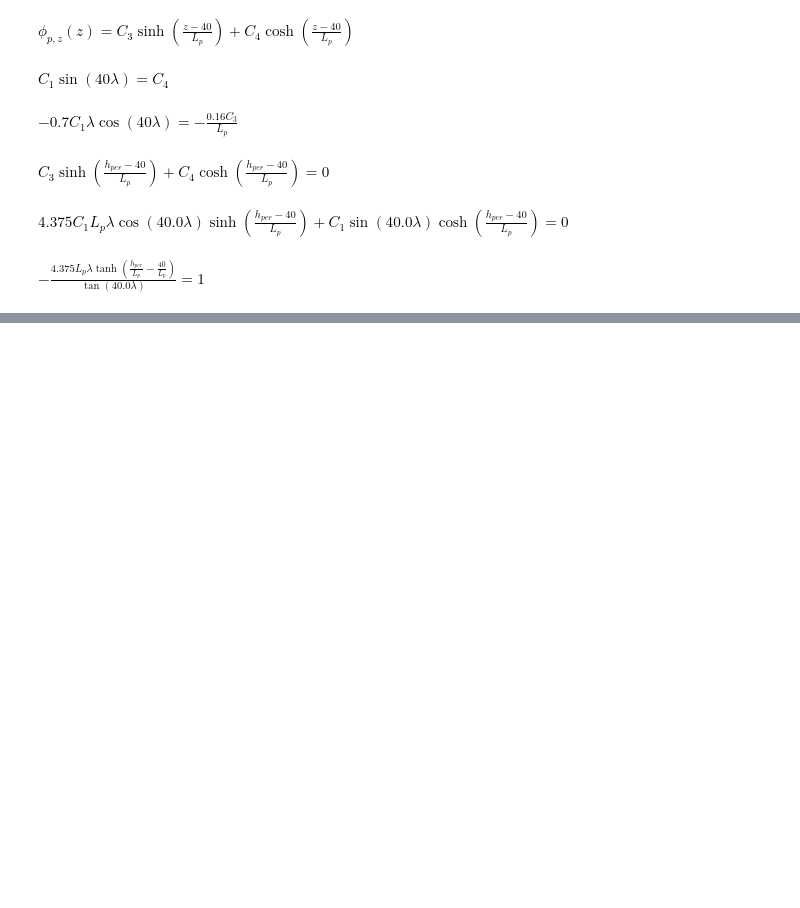
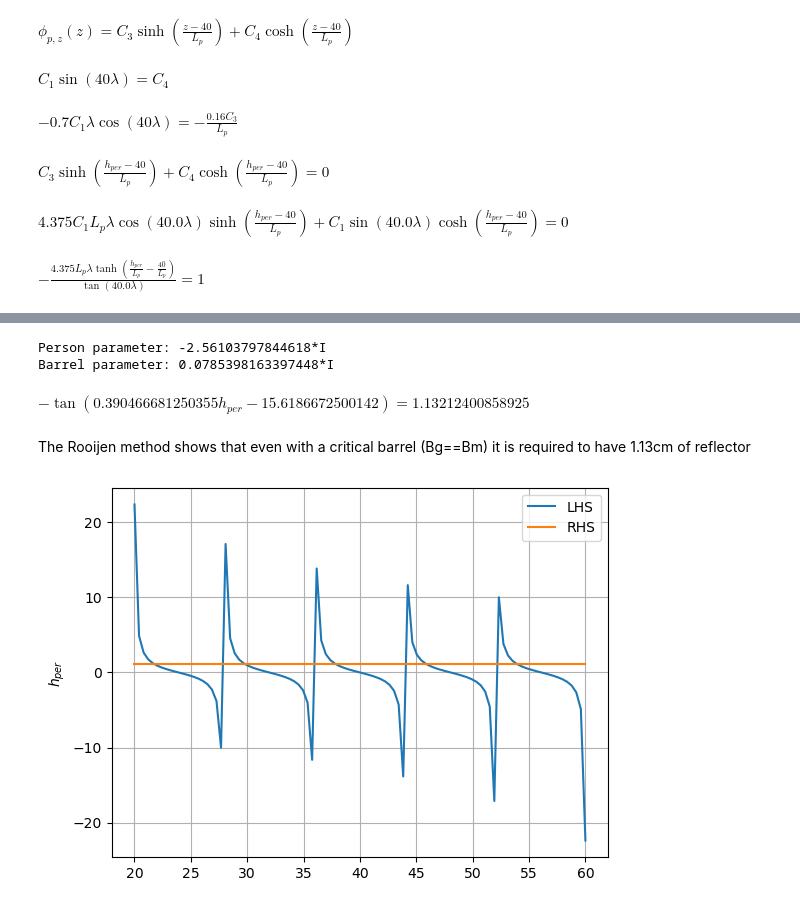
Before and after one commit to simo-pagliu/Magistrale, a Jupyter notebook: Fission Reactor Physics/Homework2/Exercise4.ipynb, the cells around one changed output, grey strips where cells are left out. Cells and saved outputs as stored; diff of their text form; code cells hidden in the pictures; blank space fills up the shorter version.

```diff
--- a/Fission Reactor Physics/Homework2/Exercise4.ipynb
+++ b/Fission Reactor Physics/Homework2/Exercise4.ipynb
@@ -312,0 +307,47 @@ plt.show()
+# %%
+# Substitute values
+L_person_val = 1/sp.sqrt(- Person.Absorption / Person.Diffusion - (2.405 / radius)**2) # Rooijen Method
+# L_person_val = sp.sqrt((Person.Diffusion / Person.Absorption)) # Our way
+print(f"Person parameter: {L_person_val}")
+
+B_radial = 2.405/radius
+B_axial = np.pi/tank_height
+B_m_reduced = Buckling_ratio * sp.sqrt(B_axial**2 + B_radial**2)
+B_core_val = sp.sqrt( - B_m_reduced**2 + B_radial**2) # Rooijen Method
+# B_core_val = sp.sqrt(B_m_reduced**2 - B_radial**2) # Our way
+print(f"Barrel parameter: {B_core_val.evalf()}")
+
+condition = condition_sol.copy()
+condition = condition.subs({L_p: L_person_val, lamda: B_core_val.evalf()})
+# Divide both sides by i
+condition = sp.Eq(sp.I * condition.lhs, sp.I * condition.rhs) # Rooijen Method
+# condition = sp.Eq(condition.lhs, condition.rhs) # Our way
+display(condition)
+# %% [output]
+Person parameter: -2.56103797844618*I
+Barrel parameter: 0.0785398163397448*I
+$\displaystyle - \tan{\left(0.390466681250355 h_{per} - 15.6186672500142 \right)} = 1.13212400858925$
+# %% [markdown]
+The Rooijen method shows that even with a critical barrel (Bg==Bm) it is required to have 1.13cm of reflector
+# %%
+# Limits of the interval
+start = 20
+end = 60
+
+plot_val = np.linspace(start, end, 100)
+val_lhs = [condition.lhs.subs(h_per, i).evalf() for i in plot_val]
+val_rhs = [condition.rhs for i in plot_val]
+
+# Save these in a file
+with open(f"data{Buckling_ratio}_Rooijen.txt", 'w') as f:
+    for i in range(len(plot_val)):
+        f.write(f'{plot_val[i]}\t{val_lhs[i]}\t{val_rhs[i]}\n')
+
+# Plot the tanh function
+plt.plot(plot_val, val_lhs, label='LHS')
+plt.plot(plot_val, val_rhs, label='RHS')
+plt.legend()
+plt.ylabel('$h_{per}$')
+plt.grid()
+# %% [output]
+[figure, added]
```
Also changed, not shown: parts of 11 cells of this notebook, 12 other files.
